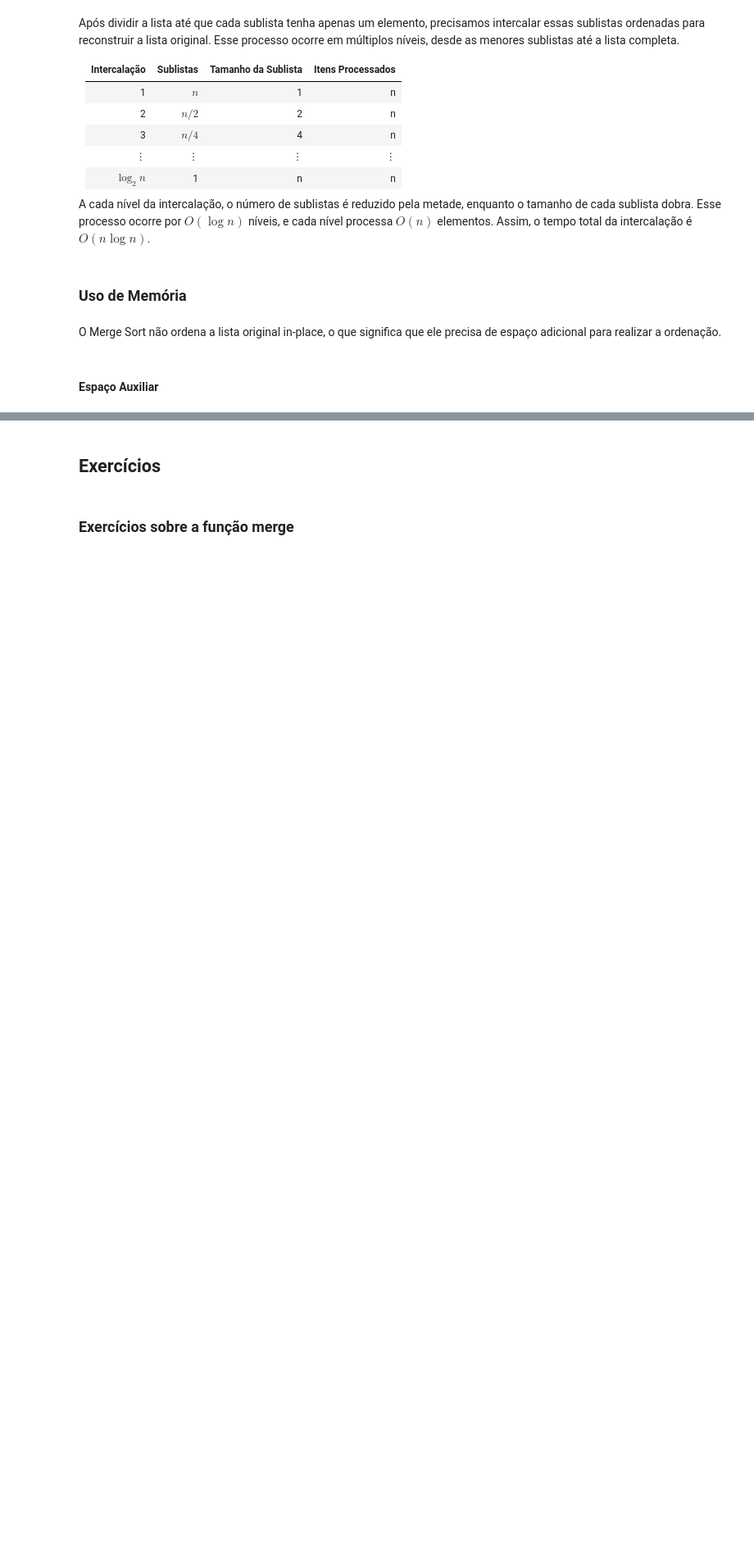
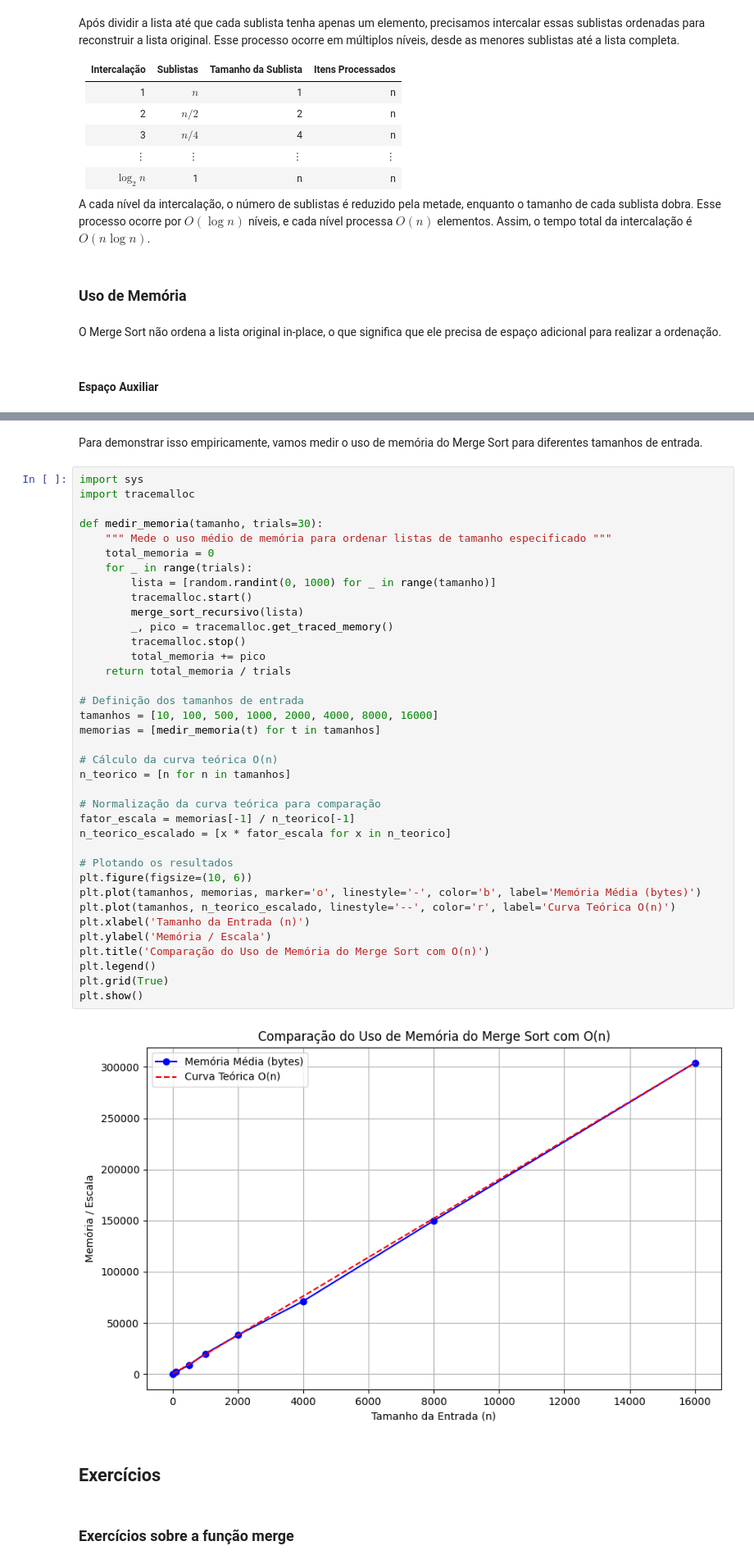
Before and after one commit to tiagopessoalima/ED2, a Jupyter notebook: Aula_Semana_02_(ED2).ipynb, the cells around one changed output, grey strips where cells are left out. Shown at 82% size. Saved outputs shown, nothing was run; the diff lists cells and outputs as text; blank space fills up the shorter version.

```diff
--- a/Aula_Semana_02_(ED2).ipynb
+++ b/Aula_Semana_02_(ED2).ipynb
@@ -349,3 +351,44 @@ Portanto, em cada um dos $\log n$ níveis de intercalação, o Merge Sort requer
+# %% [markdown]
+Para demonstrar isso empiricamente, vamos medir o uso de memória do Merge Sort para diferentes tamanhos de entrada.
+# %%
+import sys
+import tracemalloc
+
+def medir_memoria(tamanho, trials=30):
+    """ Mede o uso médio de memória para ordenar listas de tamanho especificado """
+    total_memoria = 0
+    for _ in range(trials):
+        lista = [random.randint(0, 1000) for _ in range(tamanho)]
+        tracemalloc.start()
+        merge_sort_recursivo(lista)
+        _, pico = tracemalloc.get_traced_memory()
+        tracemalloc.stop()
+        total_memoria += pico
+    return total_memoria / trials
+
+# Definição dos tamanhos de entrada
+tamanhos = [10, 100, 500, 1000, 2000, 4000, 8000, 16000]
+memorias = [medir_memoria(t) for t in tamanhos]
+
+# Cálculo da curva teórica O(n)
+n_teorico = [n for n in tamanhos]
+
+# Normalização da curva teórica para comparação
+fator_escala = memorias[-1] / n_teorico[-1]
+n_teorico_escalado = [x * fator_escala for x in n_teorico]
+
+# Plotando os resultados
+plt.figure(figsize=(10, 6))
+plt.plot(tamanhos, memorias, marker='o', linestyle='-', color='b', label='Memória Média (bytes)')
+plt.plot(tamanhos, n_teorico_escalado, linestyle='--', color='r', label='Curva Teórica O(n)')
+plt.xlabel('Tamanho da Entrada (n)')
+plt.ylabel('Memória / Escala')
+plt.title('Comparação do Uso de Memória do Merge Sort com O(n)')
+plt.legend()
+plt.grid(True)
+plt.show()
+# %% [output]
+[figure, added]
 # %% [markdown]
 ## **Exercícios**
 # %% [markdown]
```
Also changed, not shown: parts of 8 cells of this notebook.
